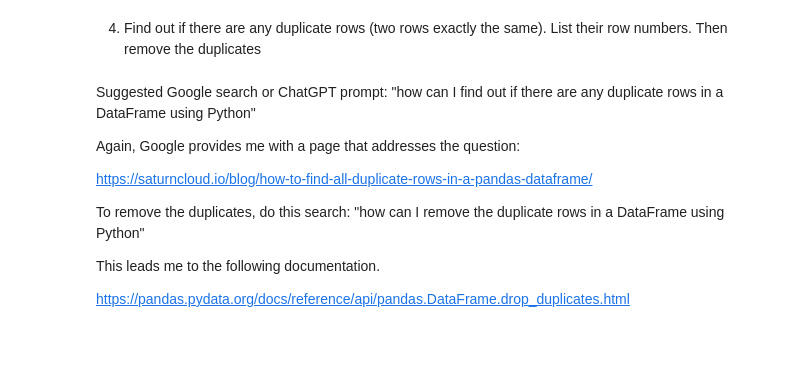
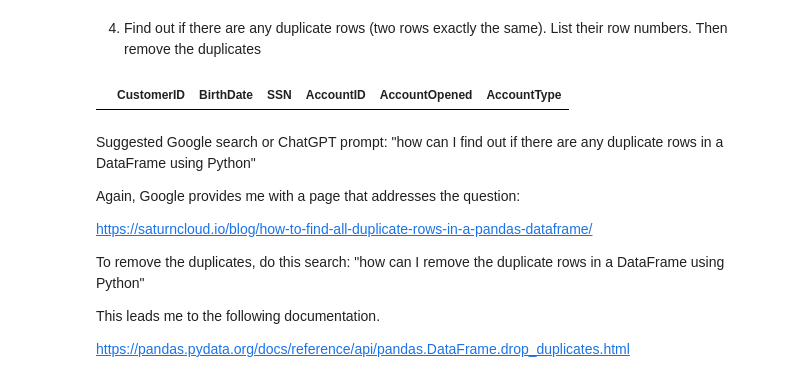
Before and after one commit to JonG-2025/Module-B-semester-2, a Jupyter notebook: Week1.ipynb, the cells around one changed output. Saved outputs shown, nothing was run; the diff lists cells and outputs as text; code cells hidden in the pictures; blank space fills up the shorter version.

```diff
--- a/Week1.ipynb
+++ b/Week1.ipynb
@@ -303,5 +332,15 @@ Suggested Google search or ChatGPT prompt: "how do I fill in null values in a pa
 # %% [markdown]
 4. Find out if there are any duplicate rows (two rows exactly the same).  List their row numbers.  Then remove the duplicates
+# %%
+#Checking for duplicates
+
+dup_mask = df_bank_nonull.duplicated()
+
+df_bank_nonull[dup_mask]
+
+#No duplicates
+# %% [output]
+|  | CustomerID | BirthDate | SSN | AccountID | AccountOpened | AccountType |
 # %% [markdown]
 Suggested Google search or ChatGPT prompt: "how can I find out if there are any duplicate rows in a DataFrame using Python"
 
```
Also changed, not shown: parts of 6 cells of this notebook.
